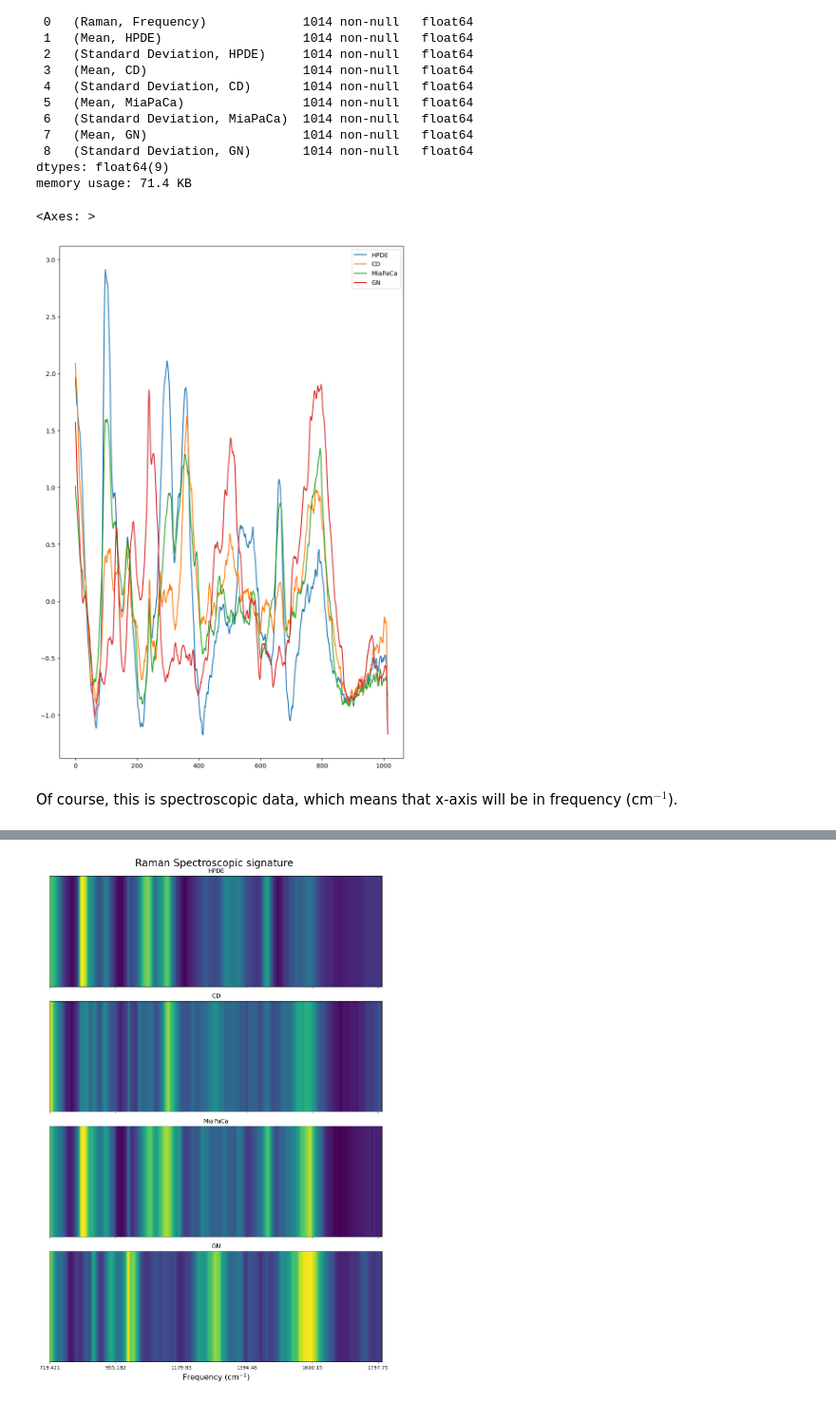
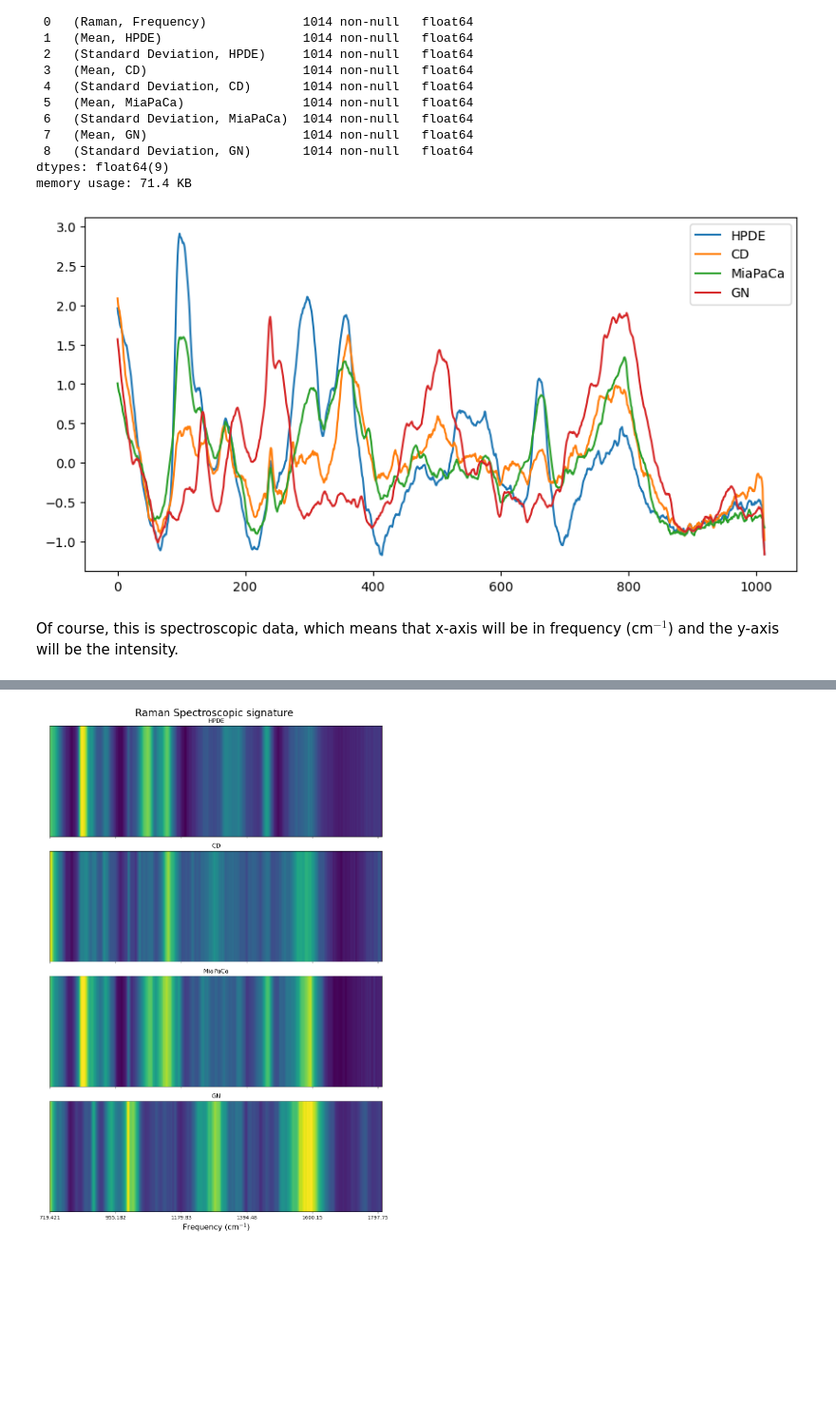
Before and after one commit to kpark11/Springboard, a Jupyter notebook: Capstone-Project/SERS_Raman_Pancreatic_Cancer/SERS_Raman_Pancreatic_Cancer.ipynb, the cells around one changed output, grey strips where cells are left out. Shown at 95% size. Saved outputs shown, nothing was run; the diff lists cells and outputs as text; code cells hidden in the pictures; blank space fills up the shorter version.

```diff
--- a/Capstone-Project/SERS_Raman_Pancreatic_Cancer/SERS_Raman_Pancreatic_Cancer.ipynb
+++ b/Capstone-Project/SERS_Raman_Pancreatic_Cancer/SERS_Raman_Pancreatic_Cancer.ipynb
@@ -61,11 +61,11 @@ Data columns (total 9 columns):
 dtypes: float64(9)
 memory usage: 71.4 KB
 # %%
-df_average.Mean.plot()
+df_average.Mean.plot(figsize=(10,5))
+plt.show()
 # %% [output]
-<Axes: >
-[figure, old version]
+[figure, new version]
 # %% [markdown]
-Of course, this is spectroscopic data, which means that x-axis will be in frequency (cm$^{-1}$).
+Of course, this is spectroscopic data, which means that x-axis will be in frequency (cm$^{-1}$) and the y-axis will be the intensity.
 # %%
 pd.option_context('mode.use_inf_as_na', True)
```
Also changed, not shown: parts of 52 cells of this notebook, 1 other file.
